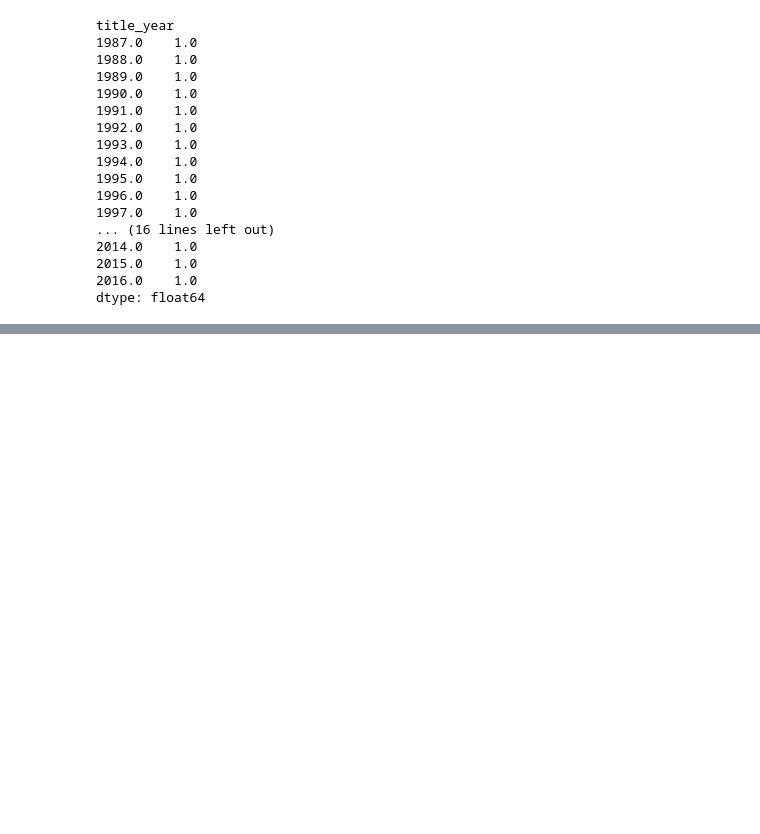
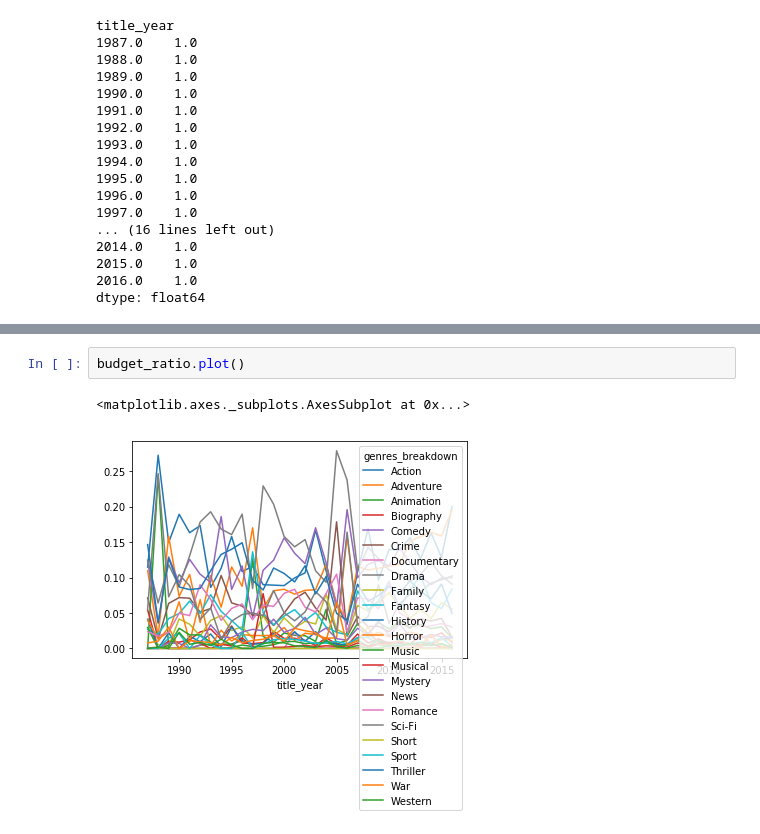
Before and after one commit to juyeki/Stats131_FinalProject, a Jupyter notebook: Exploratory Analysis - Project.ipynb, the cells around one changed output, grey strips where cells are left out. Drawn from its saved outputs; the diff is of its cells as text; blank space fills up the shorter version.

```diff
--- a/Exploratory Analysis - Project.ipynb
+++ b/Exploratory Analysis - Project.ipynb
@@ -200,0 +250,5 @@ plt.legend()
+# %%
+budget_ratio.plot()
+# %% [output]
+<matplotlib.axes._subplots.AxesSubplot at 0x...>
+[figure, added]
```
Also changed, not shown: parts of 33 cells of this notebook.
